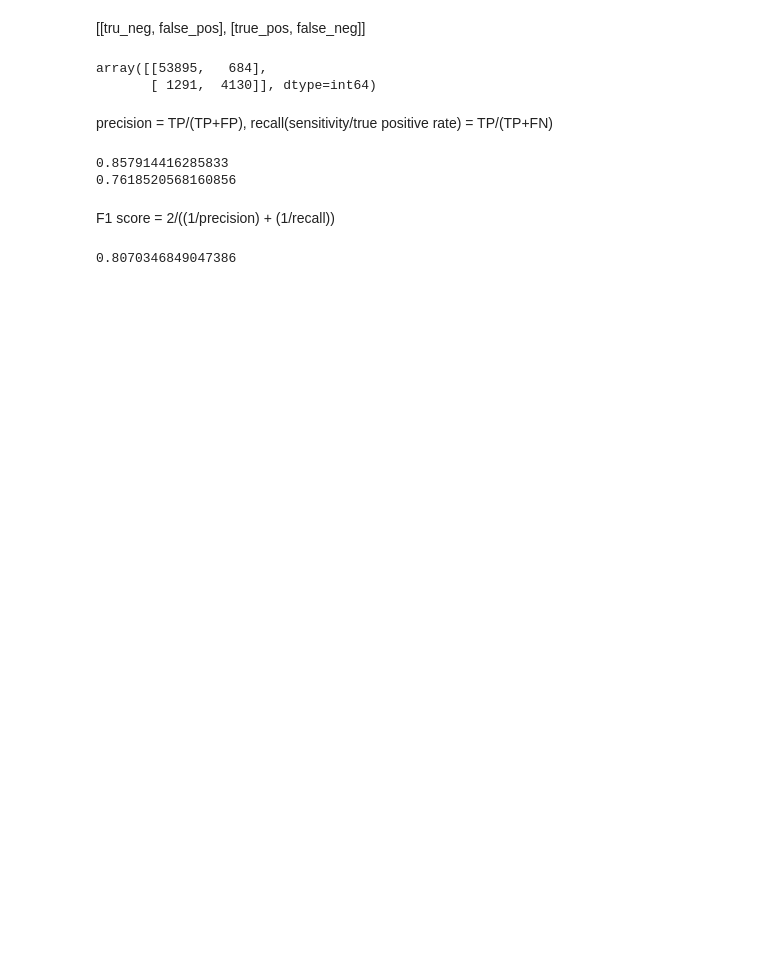
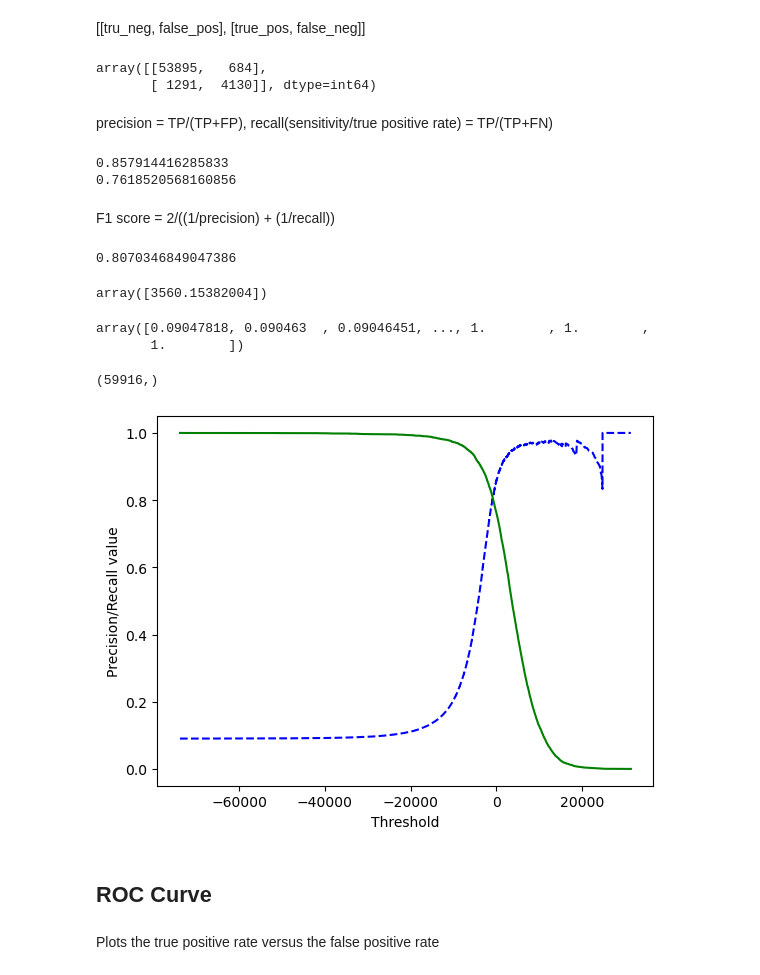
Before and after one commit to vsharma2510/Geron_book_exercises, a Jupyter notebook: Classification.ipynb, the cells around one changed output. Cells and saved outputs as stored; diff of their text form; code cells hidden in the pictures; blank space fills up the shorter version.

Commit message:
ROC Curve

```diff
--- a/Classification.ipynb
+++ b/Classification.ipynb
@@ -134,3 +134,37 @@ from sklearn.metrics import f1_score
 print(f1_score(y_train_5, y_train_pred))
 # %% [output]
 0.8070346849047386
+# %%
+y_score = sgd_clf.decision_function([some_digit])
+y_score
+# %% [output]
+array([3560.15382004])
+# %%
+y_scores = cross_val_predict(sgd_clf, X_train, y_train_5, cv=3, method='decision_function')
+# %%
+from sklearn.metrics import precision_recall_curve
+precisions, recalls, thresholds = precision_recall_curve(y_train_5, y_scores)
+# %%
+precisions[:-1]
+# %% [output]
+array([0.09047818, 0.090463  , 0.09046451, ..., 1.        , 1.        ,
+       1.        ])
+# %%
+recalls.shape
+# %% [output]
+(59916,)
+# %%
+def plot_precision_recall_vs_threshold(precisions, recalls, thresholds):
+    plt.plot(thresholds, precisions[:-1], "b--", label='Precision')
+    plt.plot(thresholds, recalls[:-1], "g-", label='Recall')
+    plt.xlabel('Threshold')
+    plt.ylabel('Precision/Recall value')
+    plt.legend(loc='left')
+plot_precision_recall_vs_threshold(precisions, recalls, thresholds)
+plt.show()
+# %% [output]
+[figure, added]
+# %% [markdown]
+## ROC Curve
+# %% [markdown]
+Plots the true positive rate versus the false positive rate
```
Also changed, not shown: parts of 10 cells of this notebook.
